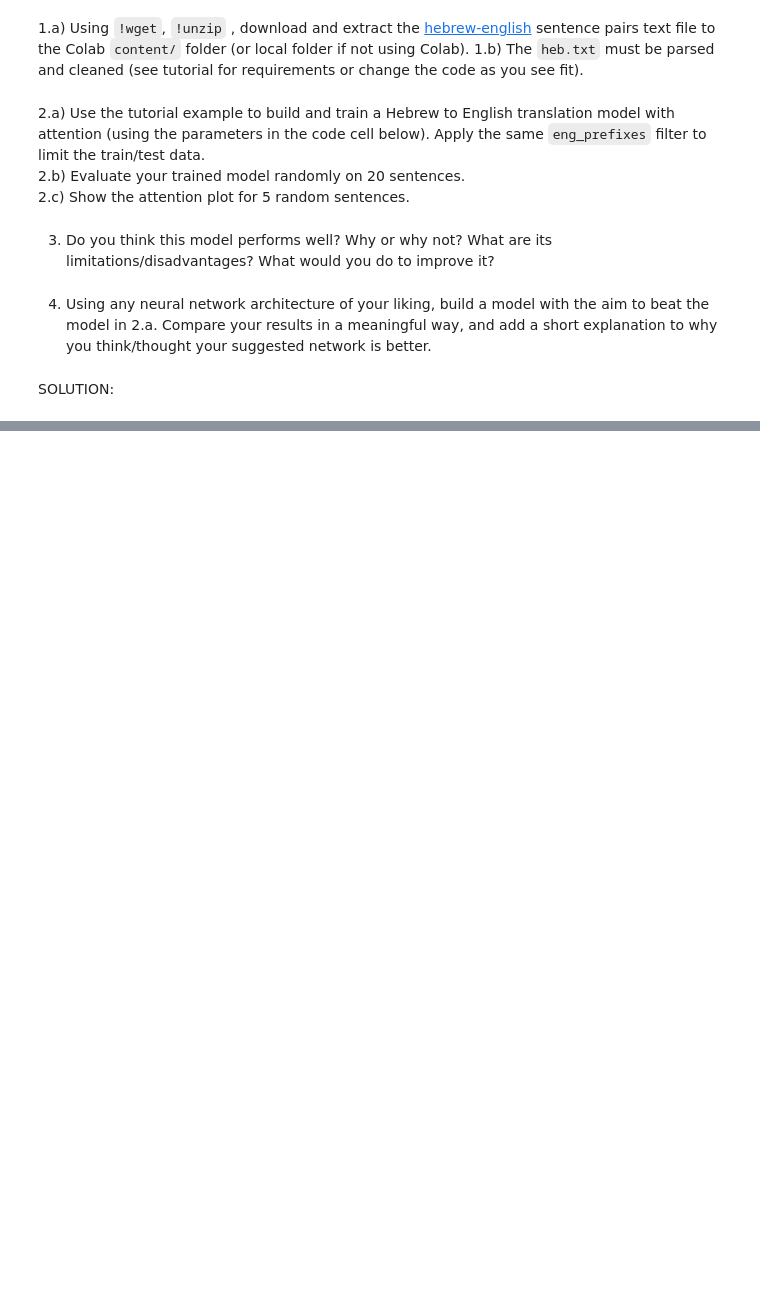
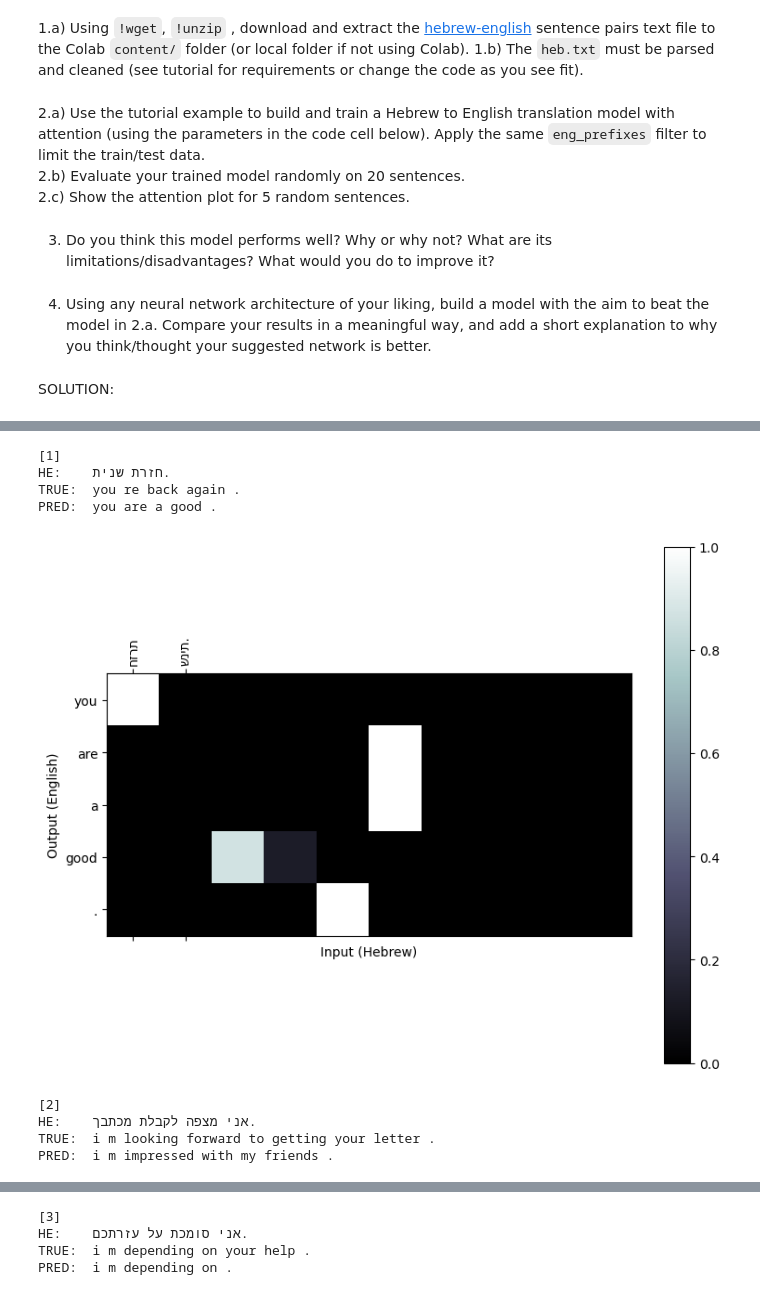
Before and after one commit to netanelazran11/ACL, a Jupyter notebook: HM3/PS3_Attention_Please_2025_ID_314992595.ipynb, the cells around one changed output, grey strips where cells are left out. Cells and saved outputs as stored; diff of their text form; code cells hidden in the pictures; blank space fills up the shorter version.

Commit message:
HM3: Attention model training and evaluation

```diff
--- a/HM3/PS3_Attention_Please_2025_ID_314992595.ipynb
+++ b/HM3/PS3_Attention_Please_2025_ID_314992595.ipynb
@@ -142,0 +1206,17 @@ SOLUTION:
+# %%
+## import part 2 ##
+import re
+import unicodedata
+import random
+import time
+import math
+from typing import List, Tuple
+import matplotlib.pyplot as plt
+import numpy as np
+from pathlib import Path
+import os
+import torch
+import torch.nn as nn
+from torch import optim
+device = torch.device("cuda" if torch.cuda.is_available() else "cpu")
+print("device:", device)
@@ -142,0 +1660,59 @@ SOLUTION:
+# %%
+
+@torch.no_grad()
+def show_attention(input_sentence, output_words, attn_matrix):
+    """
+    input_sentence: str (Hebrew)
+    output_words: list[str] (predicted English tokens)
+    attn_matrix: Tensor (out_len, MAX_LENGTH)
+    """
+    fig = plt.figure(figsize=(8, 6))
+    ax = fig.add_subplot(111)
+
+    attn = attn_matrix[:len(output_words)].cpu().numpy()
+    cax = ax.matshow(attn, cmap="bone")
+    fig.colorbar(cax)
+
+    # ticks
+    ax.set_xticks(range(len(input_sentence.split())))
+    ax.set_yticks(range(len(output_words)))
+
+    ax.set_xticklabels(input_sentence.split(), rotation=90)
+    ax.set_yticklabels(output_words)
+
+    ax.set_xlabel("Input (Hebrew)")
+    ax.set_ylabel("Output (English)")
+
+    plt.tight_layout()
+    plt.show()
+
+
+def attention_random_5(pairs_he_en, encoder, decoder, input_lang, output_lang, seed=123):
+    rng = random.Random(seed)
+    sample = rng.sample(pairs_he_en, k=5)
+
+    for i, (he, en_true) in enumerate(sample, 1):
+        pred_words, attn = evaluate_sentence(
+            encoder, decoder, input_lang, output_lang, he, MAX_LENGTH
+        )
+
+        print(f"\n[{i}]")
+        print("HE:   ", he)
+        print("TRUE: ", en_true)
+        print("PRED: ", " ".join(pred_words))
+
+        show_attention(he, pred_words, attn)
+
+
+# Run 2.c:
+attention_random_5(pairs_he_en, encoder, decoder, input_lang, output_lang)
+# %% [output]
+[1]
+HE:    חזרת שנית.
+TRUE:  you re back again .
+PRED:  you are a good .
+[figure, added]
+[2]
+HE:    אני מצפה לקבלת מכתבך.
+TRUE:  i m looking forward to getting your letter .
+PRED:  i m impressed with my friends .
@@ -142,0 +1720,4 @@ SOLUTION:
+[3]
+HE:    אני סומכת על עזרתכם.
+TRUE:  i m depending on your help .
+PRED:  i m depending on .
```
Also changed, not shown: parts of 22 cells of this notebook.
